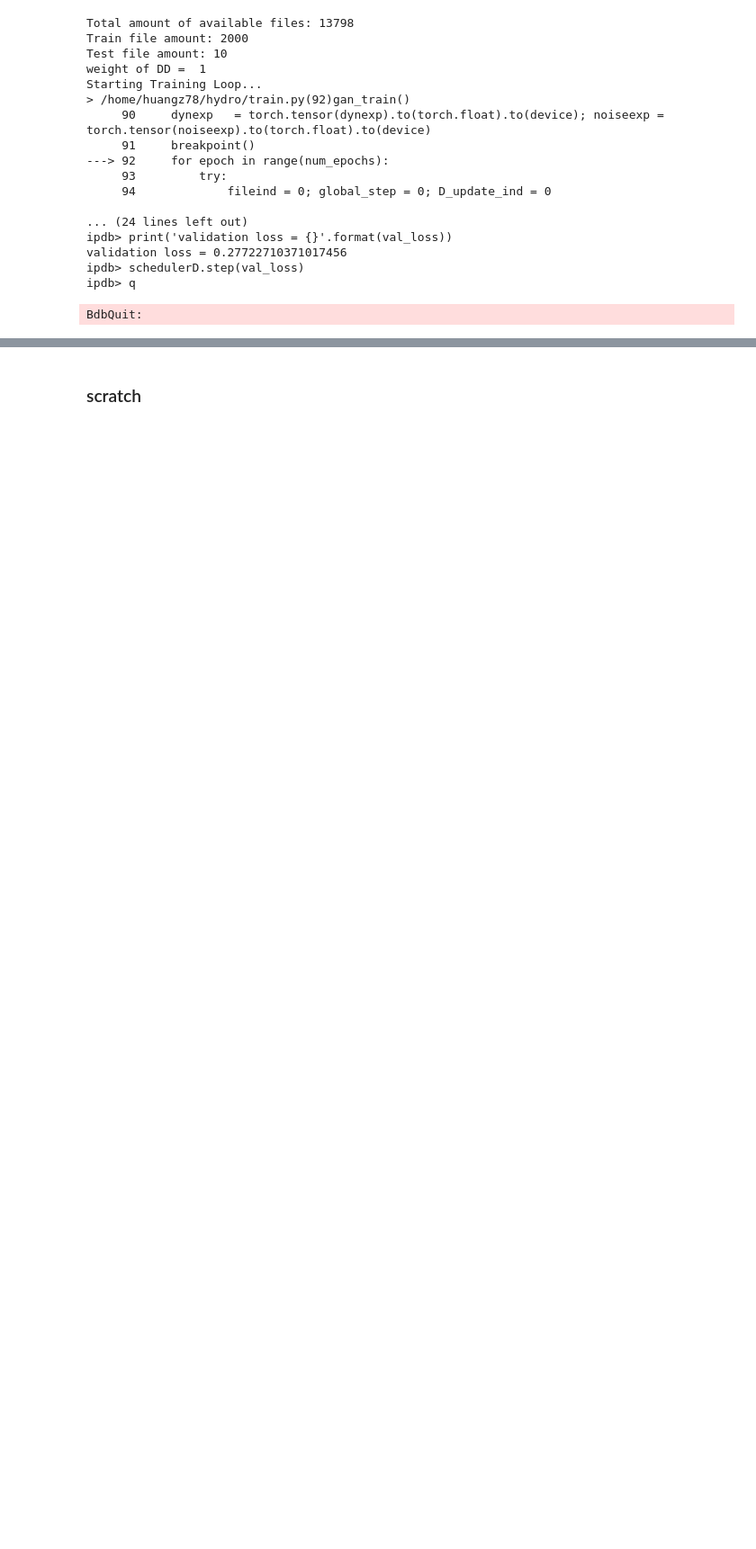
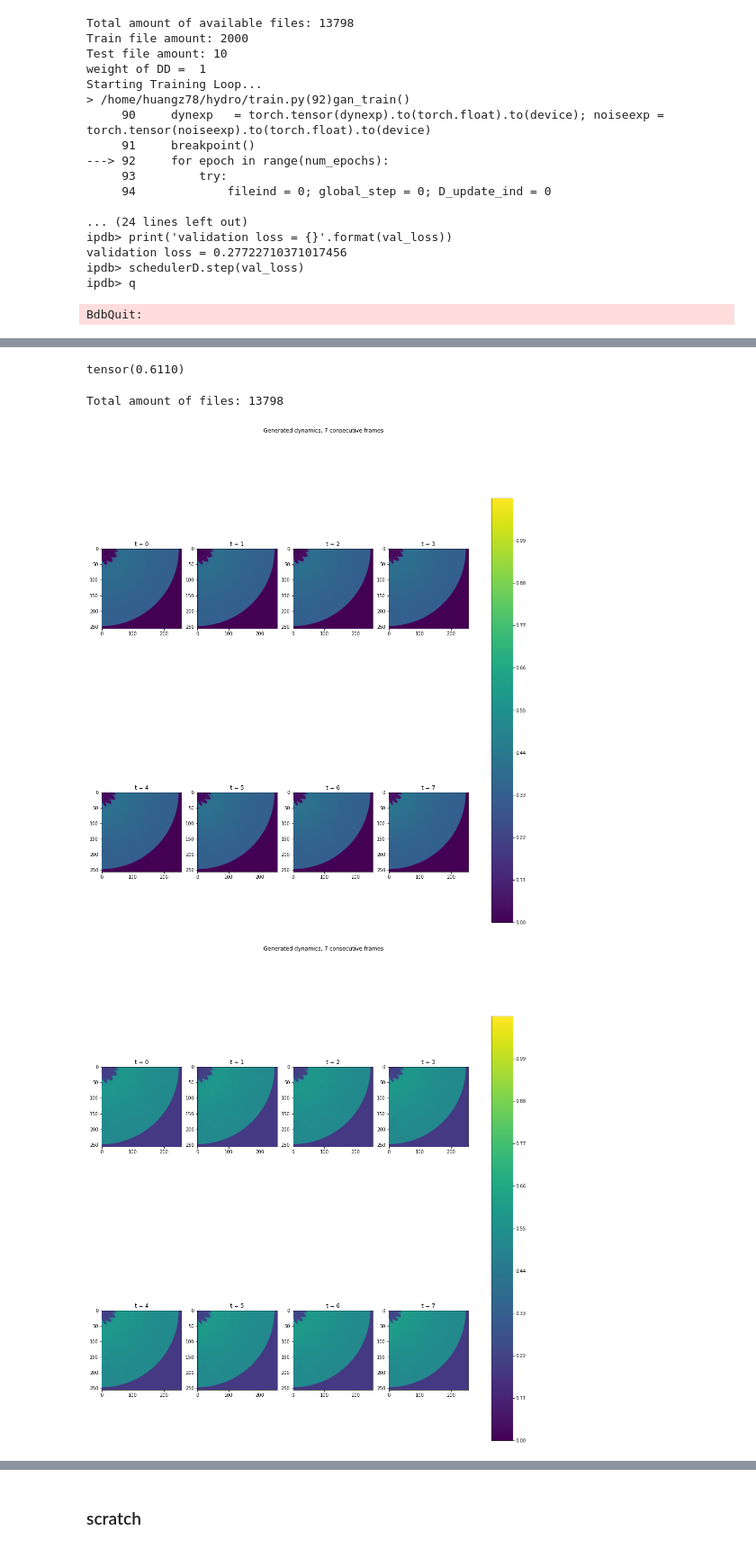
Before and after one commit to zhishenhuang/hydro, a Jupyter notebook: GAN.ipynb, the cells around one changed output, grey strips where cells are left out. Shown: that part at 90% size. Cells and saved outputs as stored; diff of their text form; code cells hidden in the pictures; blank space fills up the shorter version.

```diff
--- a/GAN.ipynb
+++ b/GAN.ipynb
@@ -109,0 +109,40 @@ BdbQuit:
+# %%
+torch.norm(noise,'fro')/torch.norm(dyn,'fro')
+# %% [output]
+tensor(0.6110)
+# %%
+datapath = '/mnt/shared_b/data/hydro_simulations/data/'
+ncfiles = list([])
+for file in os.listdir(datapath):
+    if file.endswith(".nc"):
+        ncfiles.append(file)
+print('Total amount of files:', len(ncfiles))
+img_size = 320
+dep = 8
+fileexp_ind = 5010
+# val = []
+# for fileexp_ind in range(len(ncfiles)):
+filename = ncfiles[fileexp_ind]
+sim = xr.open_dataarray(datapath+filename)
+# val.append(np.max(np.array(sim)[:dep,:,:].flatten()))
+sim.close()
+dyn   = np.zeros((1,1,dep,256,256))            # load one sample, show it
+noise = np.zeros((1,1,dep,256,256))    # make a noise sample, add it to the ground truth, show it
+for t in range(dep):
+    dyn[0,0,t,:,:] = resize(sim.isel(t=t)[:img_size,:img_size].values,(256,256),anti_aliasing=True)
+normalization_factor = 50
+dyn[dyn>normalization_factor] = normalization_factor
+# normalize_factor   = np.max( np.abs(dyn[0,0,:,:,:]).flatten() )
+dyn[0,0,:,:,:]   = dyn[0,0,:,:,:] / normalization_factor
+noise[0,0,:,:,:] = noise_generate(dyn[0,0,:,:,:],mode='const_rand')
+# for t in range(dep): # different noise for each frame when using a 'for' loop
+#     noise[0,0,t,:,:] = noise_generate(dyn[0,0,t,:,:],mode='linear')
+dyn = torch.tensor(dyn).to(torch.float); noise = torch.tensor(noise).to(torch.float)
+
+%matplotlib inline
+illustrate(dyn)
+illustrate(noise + dyn)
+# %% [output]
+Total amount of files: 13798
+[figure, added]
+[figure, added]
```
Also changed, not shown: parts of 10 cells of this notebook, 6 other files.
